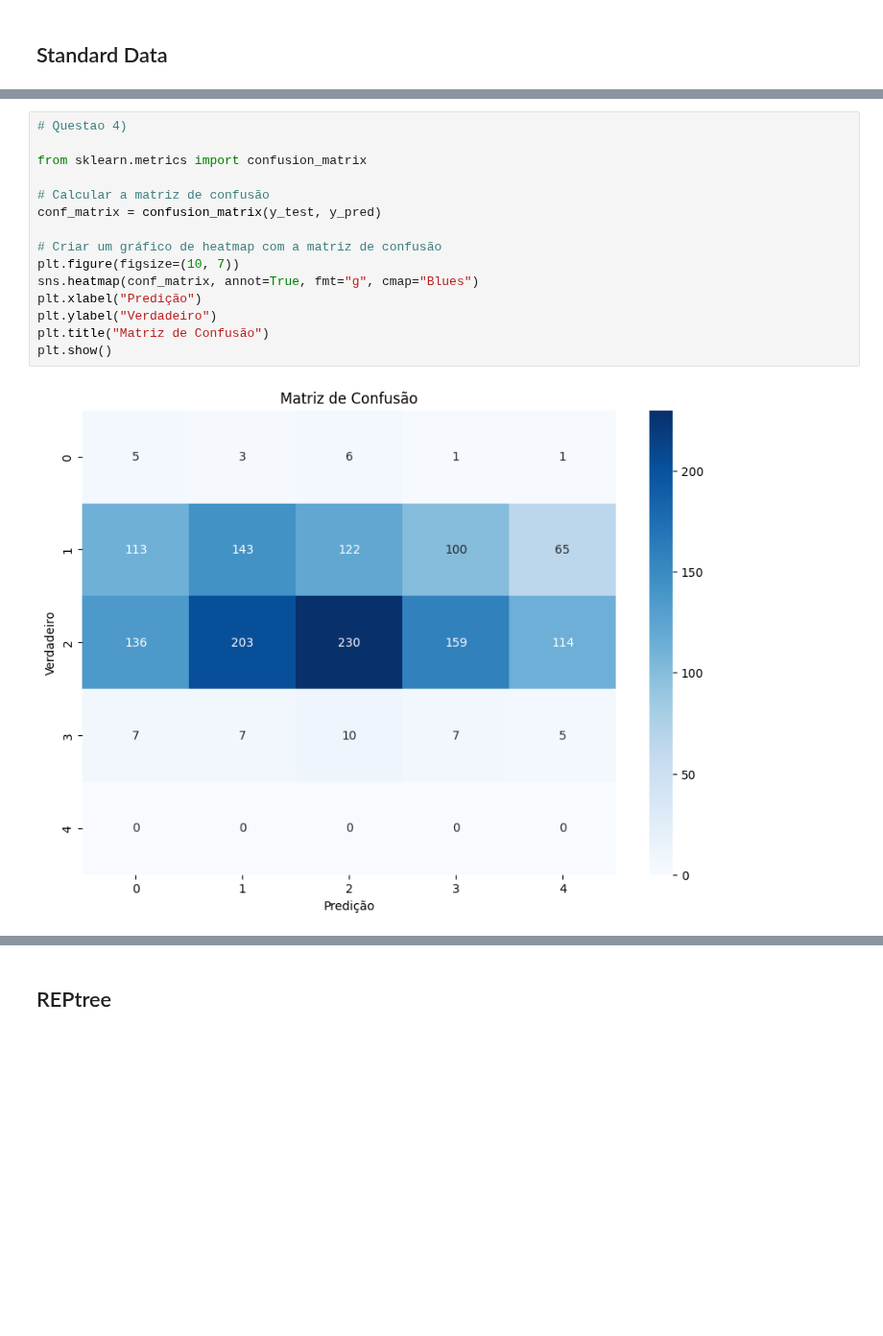
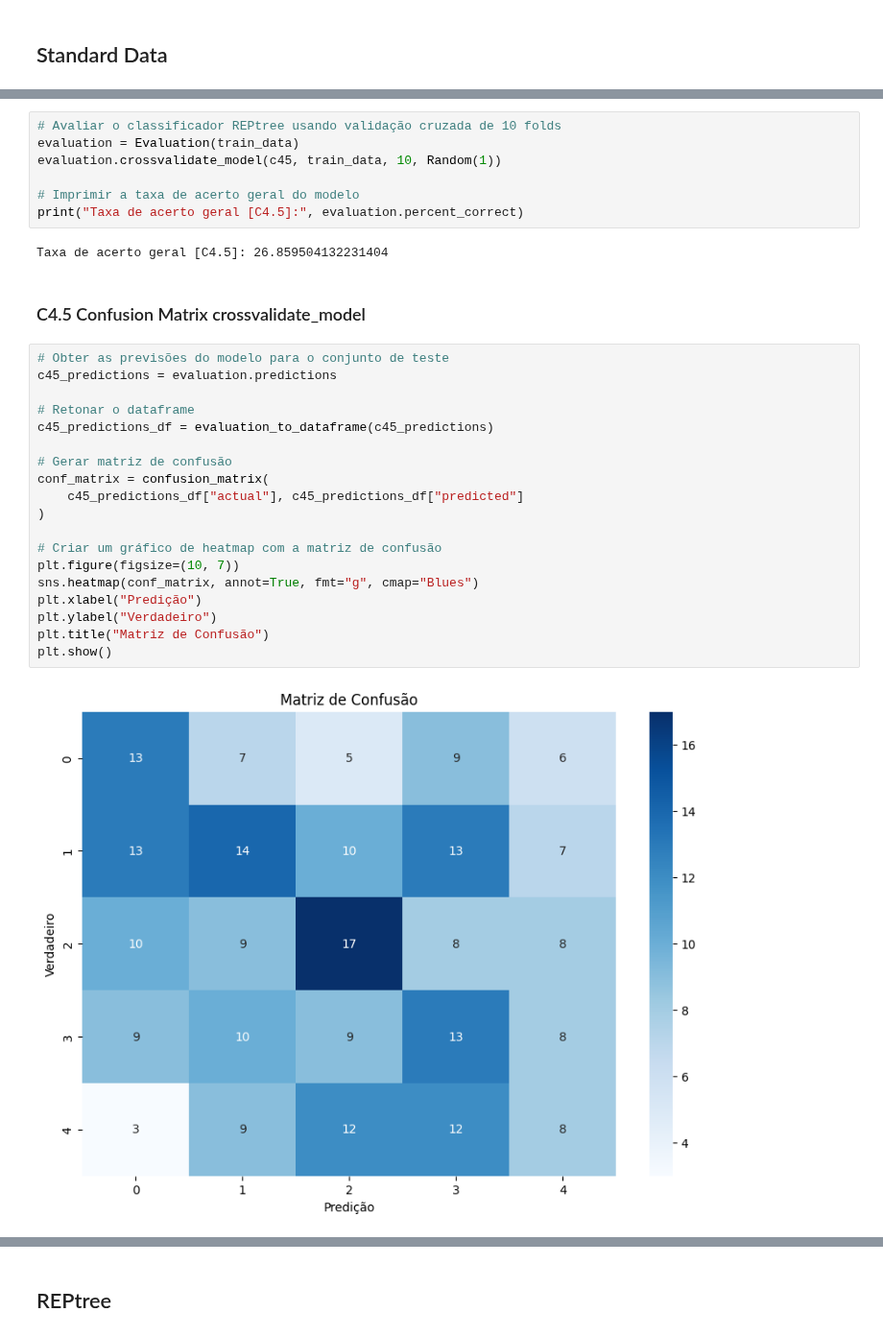
Before and after one commit to viniciusparede/house-prices-prediction-ppgia, a Jupyter notebook: notebooks/classification.ipynb, the cells around one changed output, grey strips where cells are left out. Shown at 96% size. Cells and saved outputs as stored; diff of their text form; blank space fills up the shorter version.

```diff
--- a/notebooks/classification.ipynb
+++ b/notebooks/classification.ipynb
@@ -496,17 +484,32 @@ A taxa média de acerto utilizando o método de validação cruzada com 10 folds
+# %%
+# Avaliar o classificador REPtree usando validação cruzada de 10 folds
+evaluation = Evaluation(train_data)
+evaluation.crossvalidate_model(c45, train_data, 10, Random(1))
+
+# Imprimir a taxa de acerto geral do modelo
+print("Taxa de acerto geral [C4.5]:", evaluation.percent_correct)
+# %% [output]
+Taxa de acerto geral [C4.5]: 26.859504132231404
+# %% [markdown]
+### C4.5 Confusion Matrix crossvalidate_model
 # %%
-# Questao 4)
+# Obter as previsões do modelo para o conjunto de teste
+c45_predictions = evaluation.predictions
 
-from sklearn.metrics import confusion_matrix
+# Retonar o dataframe
+c45_predictions_df = evaluation_to_dataframe(c45_predictions)
 
-# Calcular a matriz de confusão
-conf_matrix = confusion_matrix(y_test, y_pred)
+# Gerar matriz de confusão
+conf_matrix = confusion_matrix(
+    c45_predictions_df["actual"], c45_predictions_df["predicted"]
+)
 
 # Criar um gráfico de heatmap com a matriz de confusão
 plt.figure(figsize=(10, 7))
 sns.heatmap(conf_matrix, annot=True, fmt="g", cmap="Blues")
 plt.xlabel("Predição")
 plt.ylabel("Verdadeiro")
 plt.title("Matriz de Confusão")
 plt.show()
 # %% [output]
-[figure, old version]
+[figure, new version]
```
Also changed, not shown: parts of 55 cells of this notebook, 5 other files.
